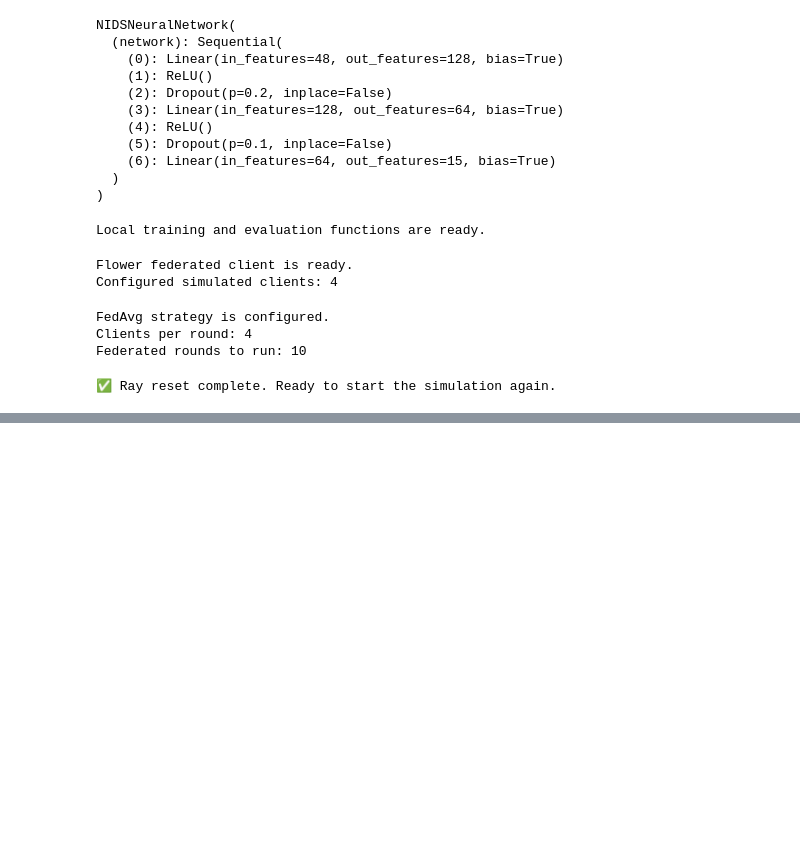
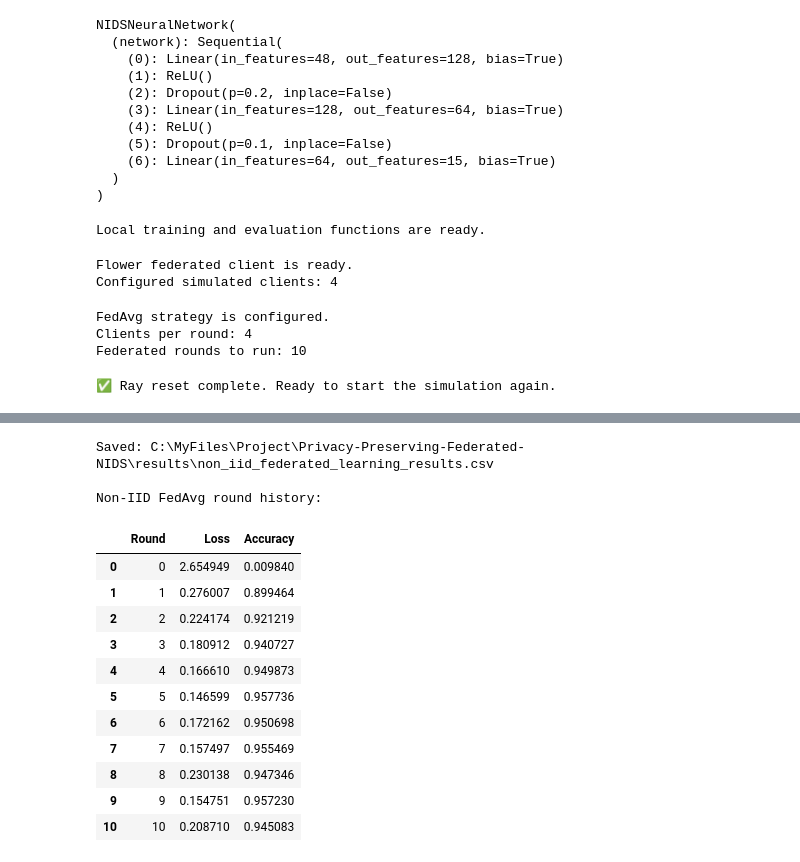
Before and after one commit to UzairShk/Privacy-Preserving-Federated-NIDS, a Jupyter notebook: notebooks/06_Federated_Learning.ipynb, the cells around one changed output, grey strips where cells are left out. Drawn from its saved outputs; the diff is of its cells as text; code cells hidden in the pictures; blank space fills up the shorter version.

```diff
--- a/notebooks/06_Federated_Learning.ipynb
+++ b/notebooks/06_Federated_Learning.ipynb
@@ -943,0 +1296,38 @@ Saved to: C:\MyFiles\Project\Privacy-Preserving-Federated-NIDS\results\federated
+# %%
+# ============================================================
+# SAVE NON-IID FEDAVG ROUND HISTORY
+# ============================================================
+
+NON_IID_RESULTS_PATH = Path(
+    "../results/non_iid_federated_learning_results.csv"
+)
+
+NON_IID_RESULTS_PATH.parent.mkdir(
+    parents=True,
+    exist_ok=True,
+)
+
+non_iid_results_df.to_csv(
+    NON_IID_RESULTS_PATH,
+    index=False,
+)
+
+print("Saved:", NON_IID_RESULTS_PATH.resolve())
+print("\nNon-IID FedAvg round history:")
+display(non_iid_results_df)
+# %% [output]
+Saved: C:\MyFiles\Project\Privacy-Preserving-Federated-NIDS\results\non_iid_federated_learning_results.csv
+
+Non-IID FedAvg round history:
+|  | Round | Loss | Accuracy |
+| 0 | 0 | 2.654949 | 0.009840 |
+| 1 | 1 | 0.276007 | 0.899464 |
+| 2 | 2 | 0.224174 | 0.921219 |
+| 3 | 3 | 0.180912 | 0.940727 |
+| 4 | 4 | 0.166610 | 0.949873 |
+| 5 | 5 | 0.146599 | 0.957736 |
+| 6 | 6 | 0.172162 | 0.950698 |
+| 7 | 7 | 0.157497 | 0.955469 |
+| 8 | 8 | 0.230138 | 0.947346 |
+| 9 | 9 | 0.154751 | 0.957230 |
+| 10 | 10 | 0.208710 | 0.945083 |
```
Also changed, not shown: parts of 22 cells of this notebook.
